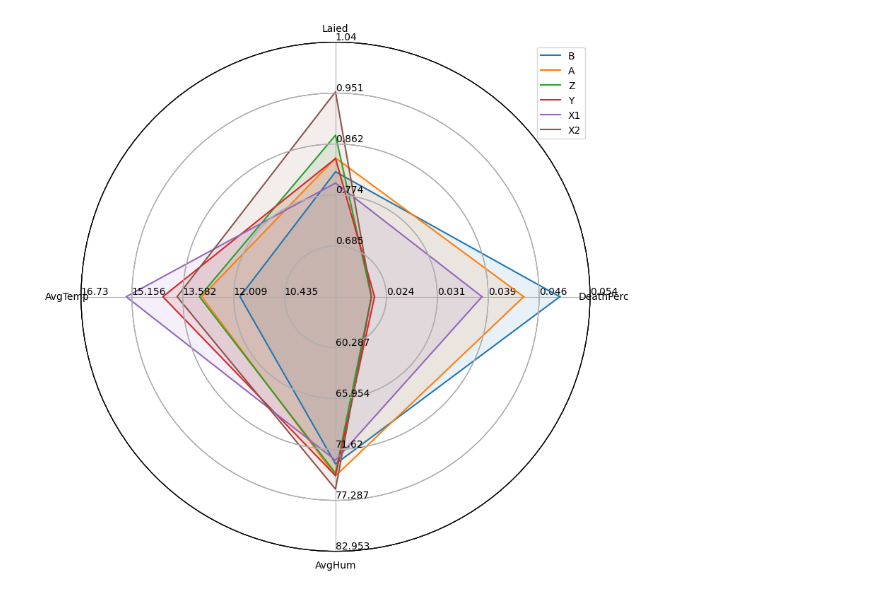
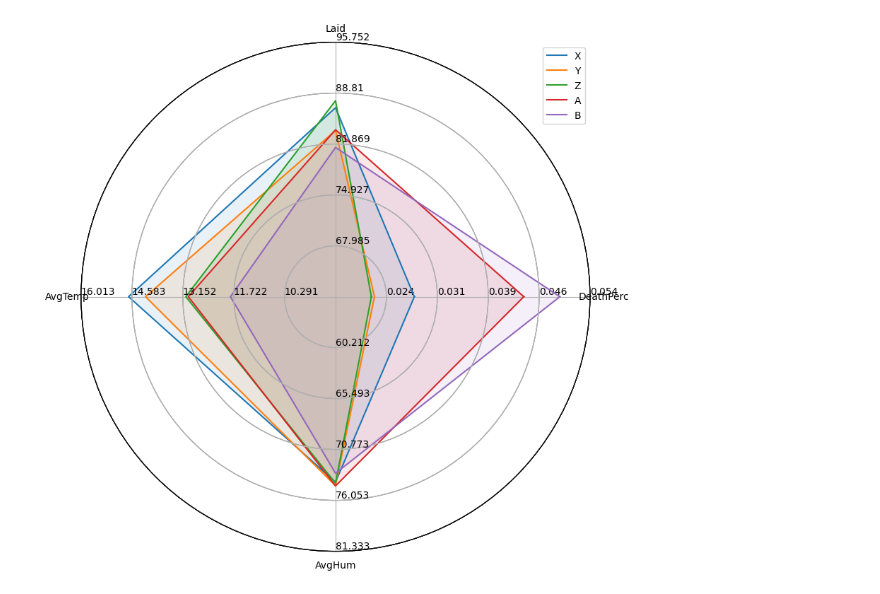
Before and after one commit to CanaliDavide/DASA--Project, a Jupyter notebook: Comparison/spider_plot.ipynb, the cells around one changed output. Drawn from its saved outputs; the diff is of its cells as text; code cells hidden in the pictures.

Commit message:
Comparison between all cycles

```diff
--- a/Comparison/spider_plot.ipynb
+++ b/Comparison/spider_plot.ipynb
@@ -38,26 +47,30 @@ meansA = []
 meansB = []
 meansZ = []
 meansY = []
-meansX1 = []
-meansX2 = []
+meansX = []
+#meansX1 = []
+#meansX2 = []
 for p in parameters:
-    if p == "DeathPerc":
+    if p == "DeathPerc" or p == "Laid":
         meansA.append(cycleA[p].mean()*100)
         meansB.append(cycleB[p].mean()*100)
         meansZ.append(cycleZ[p].mean()*100)
         meansY.append(cycleY[p].mean()*100)
-        meansX1.append(cycleX1[p].mean()*100)
-        meansX2.append(cycleX2[p].mean()*100)
+        meansX.append(cycleX[p].mean()*100)
+
+        #meansX1.append(cycleX1[p].mean()*100)
+        #meansX2.append(cycleX2[p].mean()*100)
     else:
         meansA.append(cycleA[p].mean())
         meansB.append(cycleB[p].mean())
         meansZ.append(cycleZ[p].mean())
-        meansX1.append(cycleX1[p].mean())
-        meansX2.append(cycleX2[p].mean())
+        meansX.append(cycleX[p].mean())
+        #meansX1.append(cycleX1[p].mean())
+        #meansX2.append(cycleX2[p].mean())
         meansY.append(cycleY[p].mean())
 
 
-means = [meansY, meansZ, meansA, meansB, meansX1, meansX2]
+means = [meansY, meansZ, meansA, meansB, meansX]
 # %%
 ranges = []
 
@@ -141,42 +154,38 @@ class ComplexRadar():
 # %%
 # example data
 variables = parameters
 ranges = ranges
 
 
 # plotting
 fig1 = plt.figure(figsize=(8, 8))
 
 axes = [fig1.add_axes([0.1,0.1,0.9,0.9],polar=True,
         label = "axes{}".format(i))
         for i in range(len(variables))]
 
-radar1 = ComplexRadar(fig1, variables, ranges, axes)
-radar1.plot(meansB, label="B")
-radar1.fill(meansB, alpha=0.1)
+radar5 = ComplexRadar(fig1, variables, ranges, axes)
+radar5.plot(meansX, label="X")
+radar5.fill(meansX, alpha=0.1)
+
+radar4 = ComplexRadar(fig1, variables, ranges, axes)
+radar4.plot(meansY, label="Y")
+radar4.fill(meansY, alpha=0.1)
+
+radar3 = ComplexRadar(fig1, variables, ranges, axes)
+radar3.plot(meansZ, label="Z")
+radar3.fill(meansZ, alpha=0.1)
 
 radar2 = ComplexRadar(fig1, variables, ranges, axes)
 radar2.plot(meansA, label="A")
 radar2.fill(meansA, alpha=0.1)
 
-radar3 = ComplexRadar(fig1, variables, ranges, axes)
-radar3.plot(meansZ, label="Z")
-radar3.fill(meansZ, alpha=0.1)
-
-radar4 = ComplexRadar(fig1, variables, ranges, axes)
-radar4.plot(meansY, label="Y")
-radar4.fill(meansY, alpha=0.1)
-
-radar5 = ComplexRadar(fig1, variables, ranges, axes)
-radar5.plot(meansX1, label="X1")
-radar5.fill(meansX1, alpha=0.1)
-
-radar6 = ComplexRadar(fig1, variables, ranges, axes)
-radar6.plot(meansX2, label="X2")
-radar6.fill(meansX2, alpha=0.1)
+radar1 = ComplexRadar(fig1, variables, ranges, axes)
+radar1.plot(meansB, label="B")
+radar1.fill(meansB, alpha=0.1)
 
 axes[0].legend()
 
 plt.show()
 # %% [output]
-[figure, old version]
+[figure, new version]
```
Also changed, not shown: parts of 4 cells of this notebook, 14 other files.
